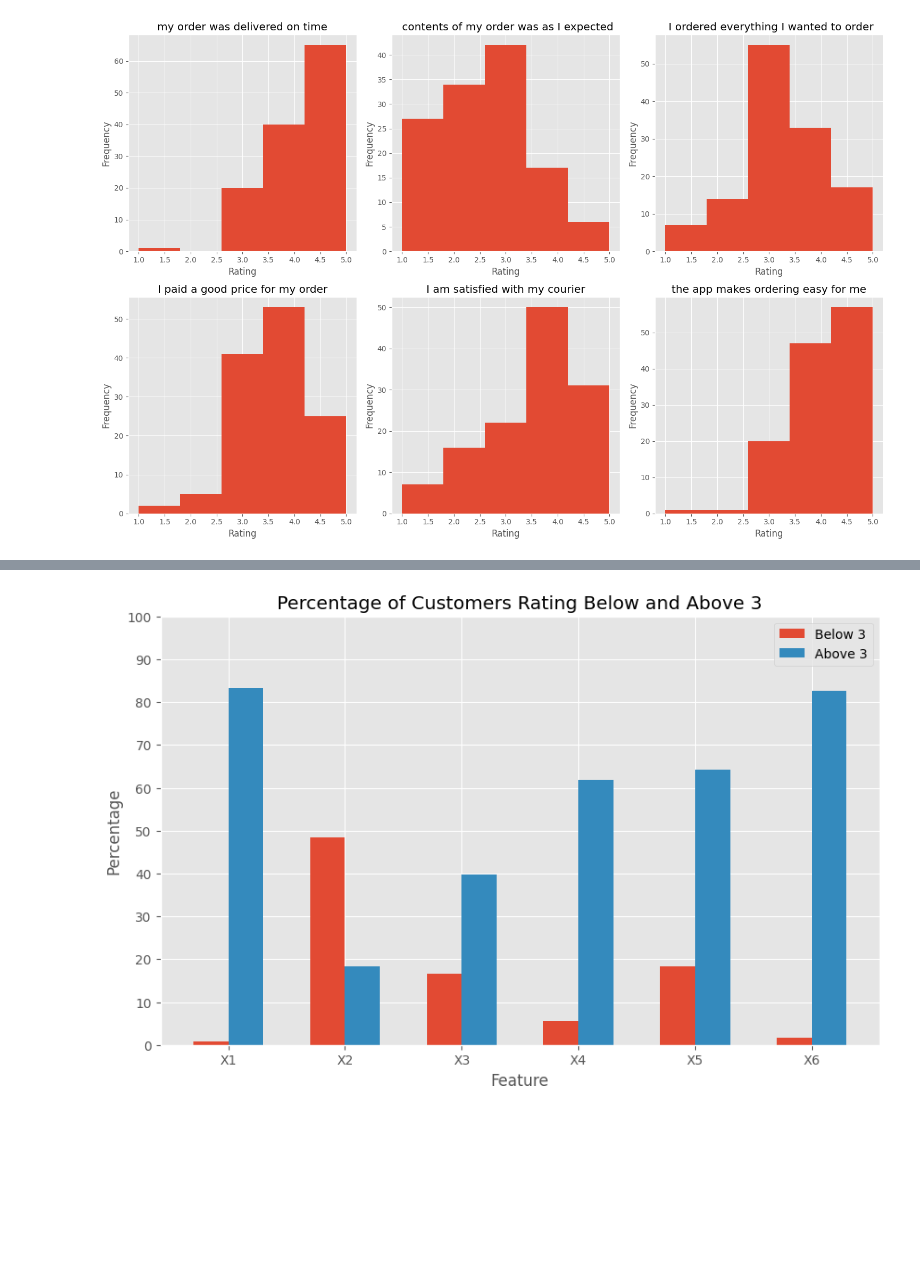
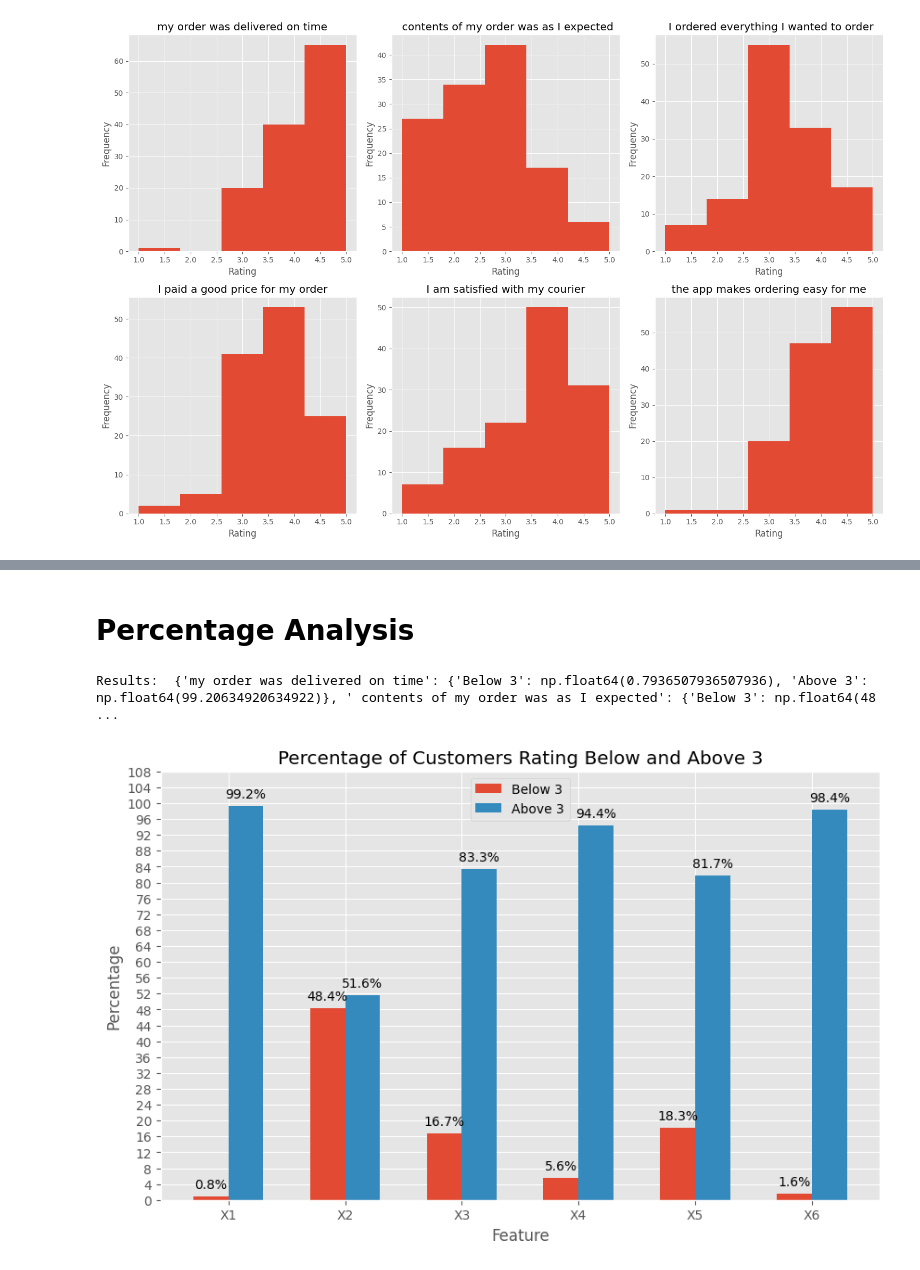
Before and after one commit to osamaizhar/Unhappy-Customers-Predictive-Analysis, a Jupyter notebook: test2.ipynb, the cells around one changed output, grey strips where cells are left out. Saved outputs shown, nothing was run; the diff lists cells and outputs as text; code cells hidden in the pictures; blank space fills up the shorter version.

```diff
--- a/test2.ipynb
+++ b/test2.ipynb
@@ -117,0 +147,25 @@ plt.show()
+# %%
+
+
+# Create a figure with a grid of subplots
+fig, axs = plt.subplots(2, 3, figsize=(15, 10))
+
+# Create a histogram for each feature
+features = ['X1', 'X2', 'X3', 'X4', 'X5', 'X6']
+meaning = ["my order was delivered on time",
+           " contents of my order was as I expected",
+           " I ordered everything I wanted to order",
+           "I paid a good price for my order",
+           "I am satisfied with my courier",
+           "the app makes ordering easy for me"]
+for i, feature in enumerate(features):
+    ax = axs[i // 3, i % 3]  # get the current subplot
+    df[feature].plot(kind='kde', ax=ax)
+    ax.set_title(meaning[i])  # set the title to the feature name
+    ax.set_xlabel('Rating')
+
+# Layout so plots do not overlap
+fig.tight_layout()
+
+# Show the plot
+plt.show()
@@ -118,49 +174,59 @@ plt.show()
+# %% [markdown]
+# Percentage Analysis
 # %%
+
+
+
 # Create a dictionary to store the results
 results = {}
 
 # Loop through each feature
 for feature, mean in zip(features, meaning):
     # Calculate the percentage of customers rating below 3
-    below_3 = (df[feature] < 3).sum() / len(df) * 100
+    below_3 = (df[feature] < 3).sum() / len(df[feature]) * 100
     # Calculate the percentage of customers rating above 3
-    above_3 = (df[feature] > 3).sum() / len(df) * 100
+    above_3 = (df[feature] >= 3).sum() / len(df[feature]) * 100
     # Store the results in the dictionary
     results[mean] = {
         'Below 3': below_3,
         'Above 3': above_3
     }
-
+print("Results: ",results)
 # Create a figure and axis
 fig, ax = plt.subplots(figsize=(10, 6))
 
 # Create a bar plot with thin bars and separate bars for each feature
 bar_width = 0.3
 x = np.arange(len(features))
 ax.bar(x - bar_width/2, [values['Below 3']
        for values in results.values()], width=bar_width, label='Below 3')
 ax.bar(x + bar_width/2, [values['Above 3']
        for values in results.values()], width=bar_width, label='Above 3')
 
+# Add annotations to show the percentage values
+for i, (below, above) in enumerate(zip([values['Below 3'] for values in results.values()], [values['Above 3'] for values in results.values()])):
+    ax.text(x[i] - bar_width/2, below + 2, f"{below:.1f}%", ha='center')
+    ax.text(x[i] + bar_width/2, above + 2, f"{above:.1f}%", ha='center')
+
 # Set the title and labels
 ax.set_title('Percentage of Customers Rating Below and Above 3')
 ax.set_xlabel('Feature')
 ax.set_ylabel('Percentage')
 
 # Set the xticks to the feature labels
 ax.set_xticks(x)
 ax.set_xticklabels(features)
 
 # Set the y-axis scale to be more detailed
-ax.set_yticks(np.arange(0, 110, 10))
-
+ax.set_yticks(np.arange(0, 110, 4))
 # Add a legend
 ax.legend()
 
 # Show the plot
 plt.show()
 # %% [output]
+Results:  {'my order was delivered on time': {'Below 3': np.float64(0.7936507936507936), 'Above 3': np.float64(99.20634920634922)}, ' contents of my order was as I expected': {'Below 3': np.float64(48 ...
-[figure, old version]
+[figure, new version]
 # %% [markdown]
 # Observations:
 
```
Also changed, not shown: parts of 10 cells of this notebook.
